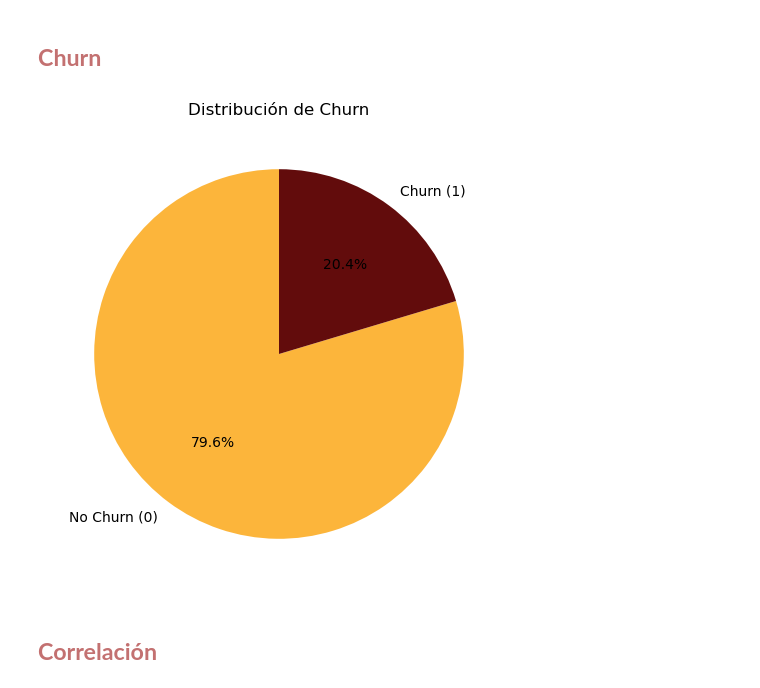
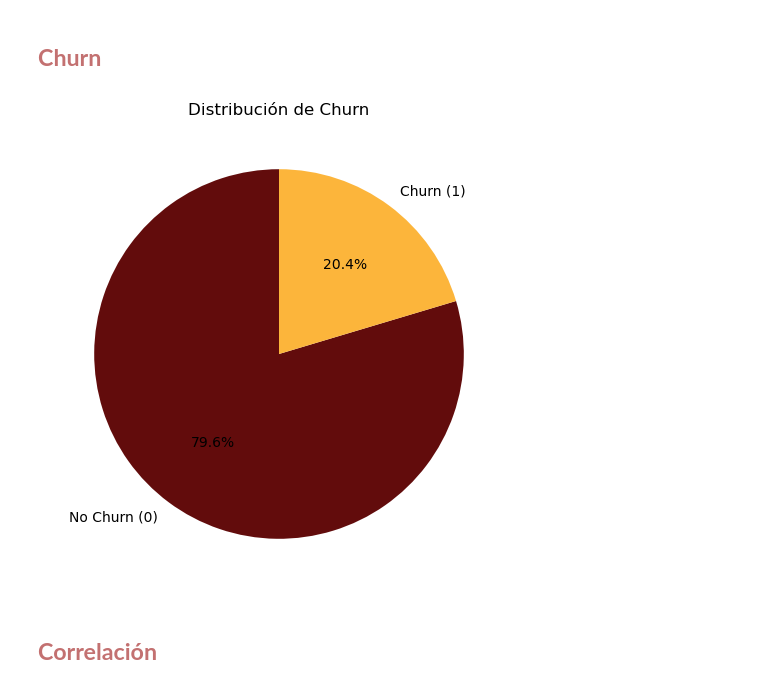
Before and after one commit to ignaciomajo/velarion_fintech, a Jupyter notebook: datasets_consolidation.ipynb, the cells around one changed output. Drawn from its saved outputs; the diff is of its cells as text; code cells hidden in the pictures.

```diff
--- a/datasets_consolidation.ipynb
+++ b/datasets_consolidation.ipynb
@@ -1882,17 +1882,17 @@ plt.show()
 # %%
 # Pie chart distribución churn
 churn_counts = df_clients_clean['Exited'].value_counts(normalize=True)
 
 plt.figure(figsize=(6,6))
-colors = [kde_color, main_color]  # Exited=0 → kde_color, Exited=1 → main_color
+colors = [main_color, kde_color]  # Exited=0 → kde_color, Exited=1 → main_color
 churn_counts.plot(kind='pie', autopct='%1.1f%%', startangle=90, colors=colors,
                   labels=['No Churn (0)', 'Churn (1)'])
 plt.ylabel("")  # quitar etiqueta del eje
 plt.title("Distribución de Churn")
 plt.savefig(os.path.join(IMG_PATH, "churn_distribution_pie.png"), dpi=300)
 plt.show()
 # %% [output]
-[figure, old version]
+[figure, new version]
 # %% [markdown]
 ## <font color='#c37171'>**Correlación**</font>
 # %%
```
Also changed, not shown: parts of 1 cell of this notebook.
